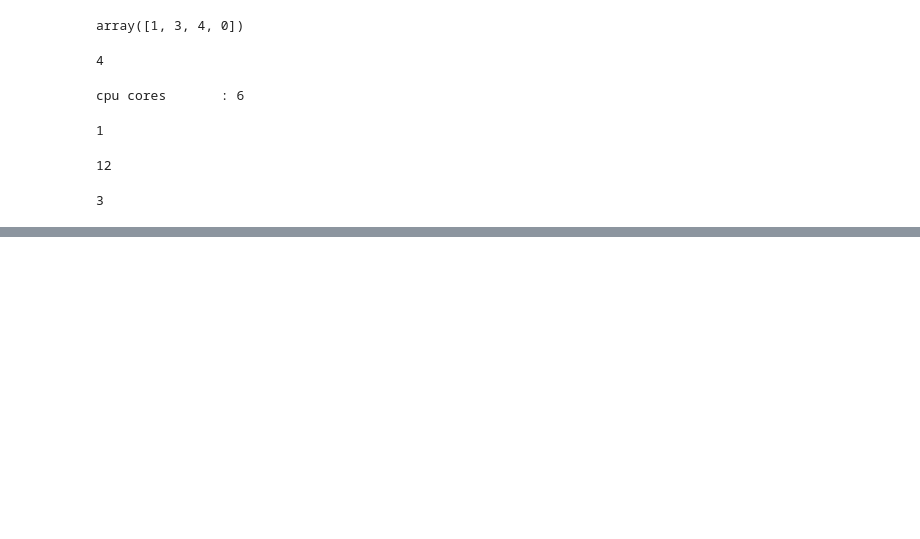
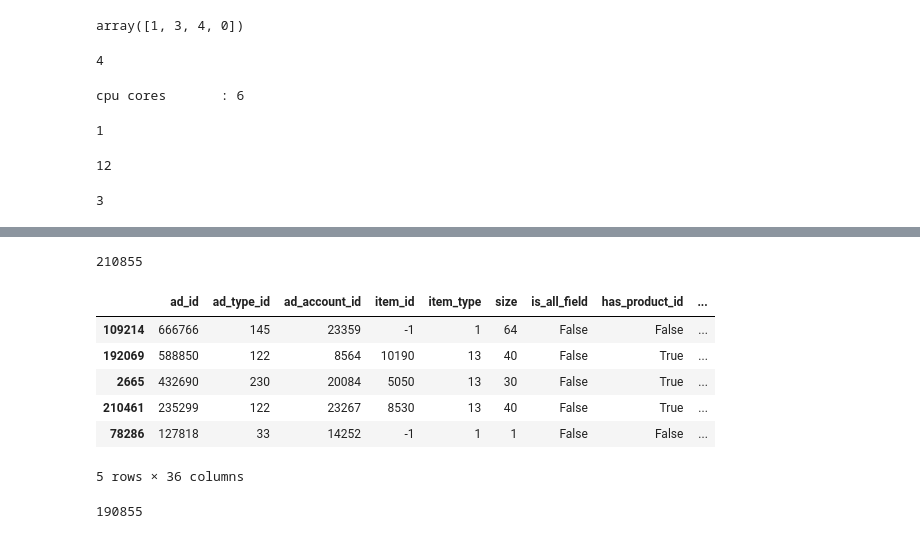
Before and after one commit to AutuanLiu/2019TencentAlgorithm, a Jupyter notebook: nbs/post_process.ipynb, the cells around one changed output, grey strips where cells are left out. Cells and saved outputs as stored; diff of their text form; code cells hidden in the pictures; blank space fills up the shorter version.

```diff
--- a/nbs/post_process.ipynb
+++ b/nbs/post_process.ipynb
@@ -419,0 +423,4 @@ y[1]
+# %%
+len(train)
+# %% [output]
+210855
@@ -419,0 +429,14 @@ y[1]
+# %%
+valid_idx = random.sample(range(len(train)), 20000)
+# %%
+valid = train.iloc[valid_idx, :]
+# %%
+valid.head()
+# %% [output]
+|  | ad_id | ad_type_id | ad_account_id | item_id | item_type | size | is_all_field | has_product_id | ... |
+| 109214 | 666766 | 145 | 23359 | -1 | 1 | 64 | False | False | ... |
+| 192069 | 588850 | 122 | 8564 | 10190 | 13 | 40 | False | True | ... |
+| 2665 | 432690 | 230 | 20084 | 5050 | 13 | 30 | False | True | ... |
+| 210461 | 235299 | 122 | 23267 | 8530 | 13 | 40 | False | True | ... |
+| 78286 | 127818 | 33 | 14252 | -1 | 1 | 1 | False | False | ... |
+5 rows × 36 columns
@@ -419,0 +445,4 @@ y[1]
+# %%
+210855-20000
+# %% [output]
+190855
```
Also changed, not shown: parts of 17 cells of this notebook, 5 other files.
